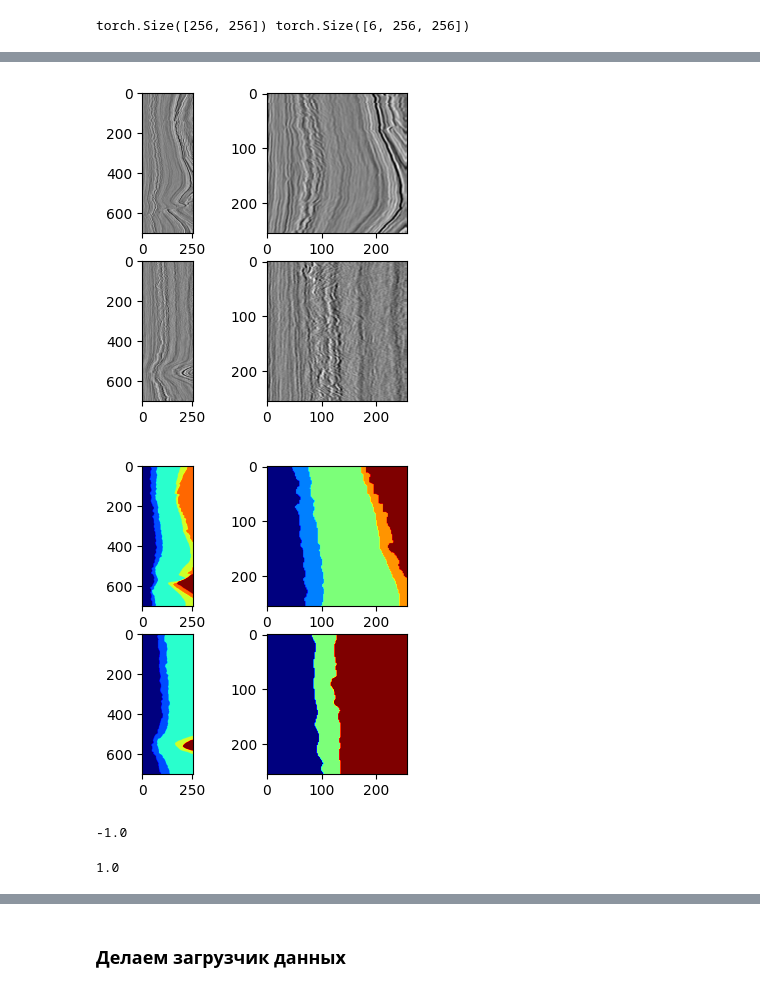
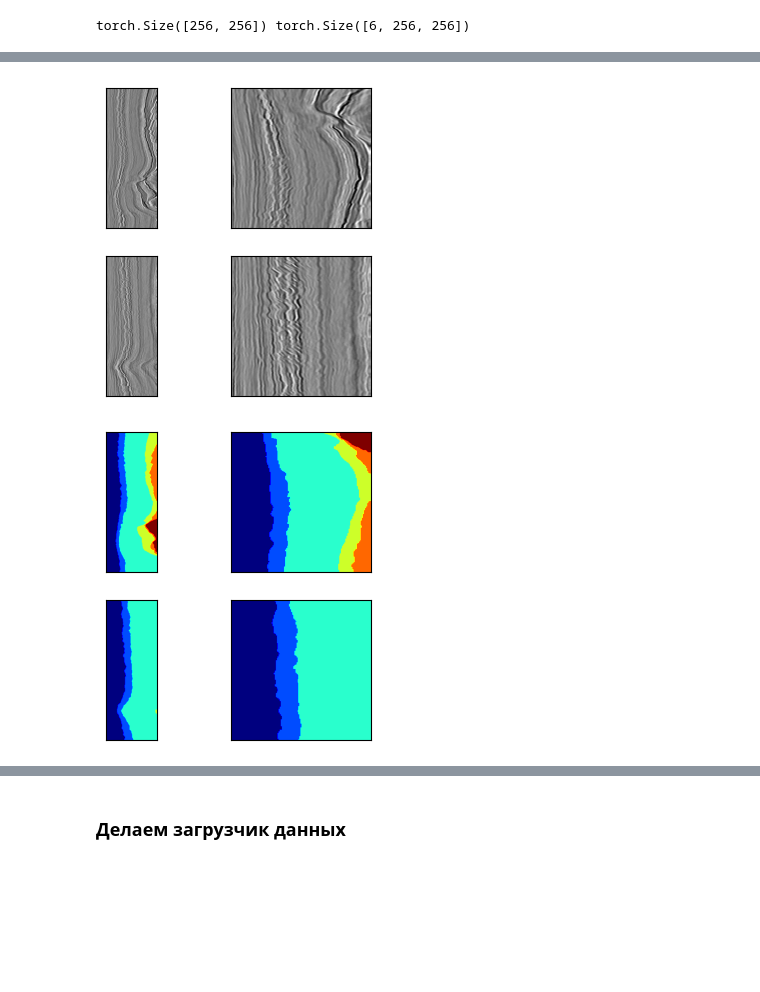
Before and after one commit to ravilkooo/ravil_project, a Jupyter notebook: unet_from_inet.ipynb, the cells around one changed output, grey strips where cells are left out. Cells and saved outputs as stored; diff of their text form; code cells hidden in the pictures; blank space fills up the shorter version.

```diff
--- a/unet_from_inet.ipynb
+++ b/unet_from_inet.ipynb
@@ -94,2 +108,9 @@ Pseudo-code
+# %%
+rand_crop_1 = transforms.Compose([
+    transforms.ToTensor(),
+    transforms.Pad(padding=1, padding_mode='edge'),
+    transforms.RandomCrop(256),
+    transforms.RandomVerticalFlip(p=0.5)
+])
 # %% [markdown]
 #### Проверка трансформации
@@ -151,6 +167,10 @@ fig, axs = plt.subplots(nrows=2, ncols=2, figsize=(4, 4))
 for i, image in enumerate(seismic_arr_i):
     axs[i][0].imshow(image, cmap='gray')
     axs[i][1].imshow(rand_crop_1(image).permute(1,2,0), cmap='gray')
+for i in range(2):
+    for j in range(2):
+        axs[i][j].xaxis.set_major_locator(ticker.NullLocator())
+        axs[i][j].yaxis.set_major_locator(ticker.NullLocator())
 plt.show()
 # %% [output]
-[figure, old version]
+[figure, new version]
@@ -157,19 +179,16 @@ plt.show()
 # %%
 fig, axs = plt.subplots(nrows=2, ncols=2, figsize=(4, 4))
 for i, image in enumerate(labels_cat_arr_i):
-    axs[i][0].imshow(np.argmax(image,axis =-1), cmap='jet')
-    axs[i][1].imshow(np.argmax(rand_crop_1(image).permute(1,2,0), axis=-1), cmap='jet')
+    axs[i][0].imshow(np.argmax(image,axis =-1), cmap='jet', vmin=0, vmax=5)
+    axs[i][1].imshow(np.argmax(rand_crop_1(image).permute(1,2,0), axis=-1), cmap='jet', vmin=0, vmax=5)
+
+for i in range(2):
+    for j in range(2):
+        axs[i][j].xaxis.set_major_locator(ticker.NullLocator())
+        axs[i][j].yaxis.set_major_locator(ticker.NullLocator())
 plt.show()
 # %% [output]
-[figure, old version]
+[figure, new version]
-# %%
-seismic_arr_i.min()
-# %% [output]
--1.0
-# %%
-labels_cat_arr_i.max()
-# %% [output]
-1.0
 # %%
 fig, axs = plt.subplots(nrows=2, ncols=4, figsize=(8, 4))
 for i, image in enumerate(seismic_arr_i):
```
Also changed, not shown: parts of 75 cells of this notebook, 8 other files.
